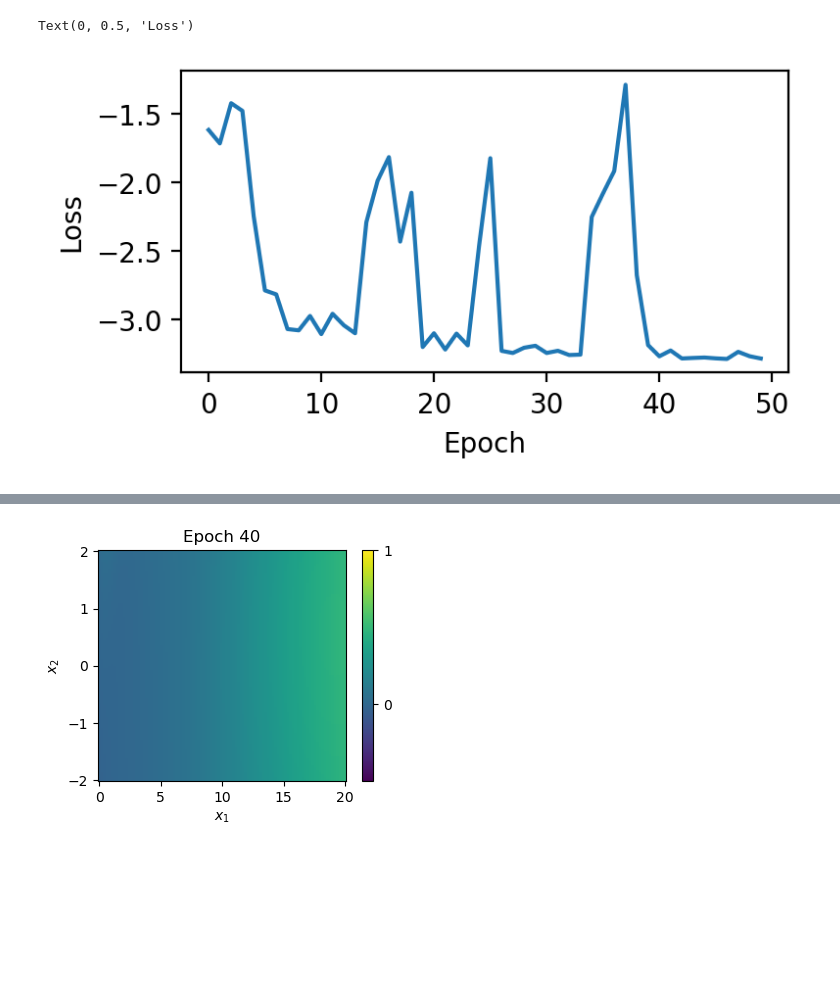
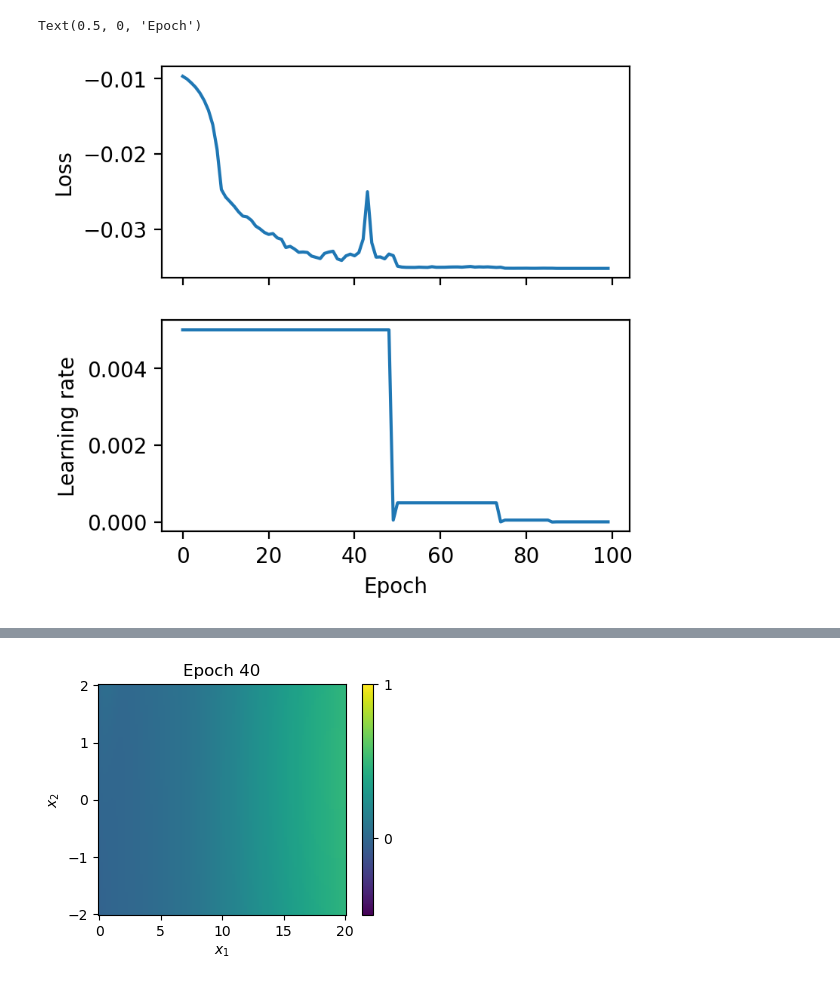
Before and after one commit to jiarong-wu/mlflux, a Jupyter notebook: notebooks/regression/ANN_synthetic.ipynb, the cells around one changed output, grey strips where cells are left out. Cells and saved outputs as stored; diff of their text form; code cells hidden in the pictures; blank space fills up the shorter version.

```diff
--- a/notebooks/regression/ANN_synthetic.ipynb
+++ b/notebooks/regression/ANN_synthetic.ipynb
@@ -99,5 +70,4 @@ class FluxDataset1D(Dataset):
 # %%
-dataset = FluxDataset(N=100000, choice='momentum')
-# dataset = FluxDataset1D(N=100000, choice='momentum')
-
-dataloader = DataLoader(dataset, batch_size=10, shuffle=True)
+# dataset = FluxDataset(N=100000, choice='momentum')
+dataset = FluxDataset1D(N=10000, choice='momentum')
+dataloader = DataLoader(dataset, batch_size=100, shuffle=True)
@@ -131,0 +74,7 @@ var_net = FcNet()
+# %%
+from mlflux.ann import ANN
+ann_para = {'n_in':1,'n_out':1,'hidden_channels':[16]}
+mean_net = ANN(**ann_para)
+var_net = ANN(**ann_para)
+# mean_net.to('mps')
+# var_net.to('mps')
@@ -132,32 +91,37 @@ var_net = FcNet()
 # %%
 ''' Variance network trained on log likelihood '''
 
-optimizer_joint = optim.Adam(list(var_net.parameters())+list(mean_net.parameters()), lr=1e-3)
+optimizer_joint = optim.Adam(list(var_net.parameters())+list(mean_net.parameters()), lr=5e-3)
 # optimizer_joint = optim.Adam(var_net.parameters(), lr=1e-3)
-num_epochs = 50
-log_var = {'LLLoss': [], 'var': [], 'mean': []}
+num_epochs = 100
+scheduler = optim.lr_scheduler.MultiStepLR(optimizer_joint, milestones=[int(num_epochs/2), int(num_epochs*3/4), int(num_epochs*7/8)], gamma=0.1)
+log = {'LLLoss': [], 'var': [], 'mean': [], 'lr': []}
 
-loss = nn.GaussianNLLLoss()
+loss = nn.GaussianNLLLoss(reduction='none')
 
 for epoch in range(num_epochs):
     LLLoss = 0.
-    for i, (inputs, targets) in enumerate(dataloader):
+    for i, (inputs, targets, w) in enumerate(dataloader):
         optimizer_joint.zero_grad()
         # Forward pass
         mean = mean_net(inputs)
         var = (var_net(inputs))**2 # squared to predict positive variance
-        likelihood = loss(targets, mean, var).mean()
+        # likelihood = loss(targets, mean, var).mean()
+        likelihood = torch.sum(loss(targets, mean, var)*w)
         # Backward and optimize (var and mean net)
         likelihood.backward() # TODO: Only need to call this once right?
         optimizer_joint.step()
         LLLoss += likelihood.item() * len(inputs)
 
+    scheduler.step()
+
     LLLoss = LLLoss / len(dataset)
     var = (var_net(dataset.X_uniform))**2
     mean = mean_net(dataset.X_uniform)
-    log_var['LLLoss'].append(LLLoss)
-    log_var['var'].append(var.detach())
-    log_var['mean'].append(mean.detach())
+    log['LLLoss'].append(LLLoss)
+    log['var'].append(var.detach())
+    log['mean'].append(mean.detach())
+    log['lr'].append(scheduler.get_lr())
 
     # Print loss after every epoch
     print(f"Epoch [{epoch+1}/{num_epochs}], Loss: {LLLoss:.8f}")
@@ -182,11 +146,13 @@ Epoch [50/50], Loss: -3.28233098
-# %%
-plt.figure(figsize=[4,2],dpi=200)
-plt.plot(log_var['LLLoss'])
-plt.xlabel('Epoch'); plt.ylabel('Loss')
-# plt.ylim([1,1.1])
-# %% [output]
-Text(0, 0.5, 'Loss')
-[figure, removed]
+# %%
+fig, axes = plt.subplots(2,1,sharex=True,figsize=[4,4],dpi=200)
+axes[0].plot(log['LLLoss'])
+axes[0].set_ylabel('Loss')
+axes[1].plot(log['lr'])
+axes[1].set_ylabel('Learning rate')
+axes[1].set_xlabel('Epoch')
+# %% [output]
+Text(0.5, 0, 'Epoch')
+[figure, added]
 # %%
 x1_vis = np.linspace(0,20,100); x2_vis = np.linspace(-2,2,100)
 x1_mesh,x2_mesh = np.meshgrid(x1_vis,x2_vis,indexing='ij')
```
Also changed, not shown: parts of 12 cells of this notebook, 9 other files.
